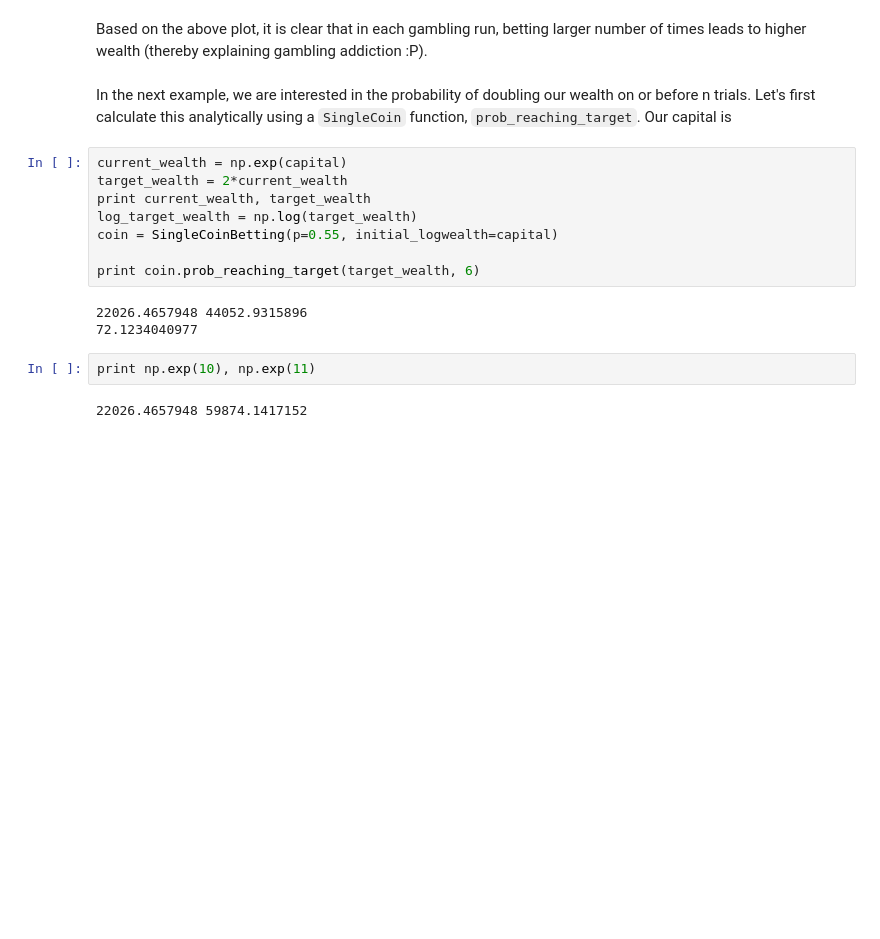
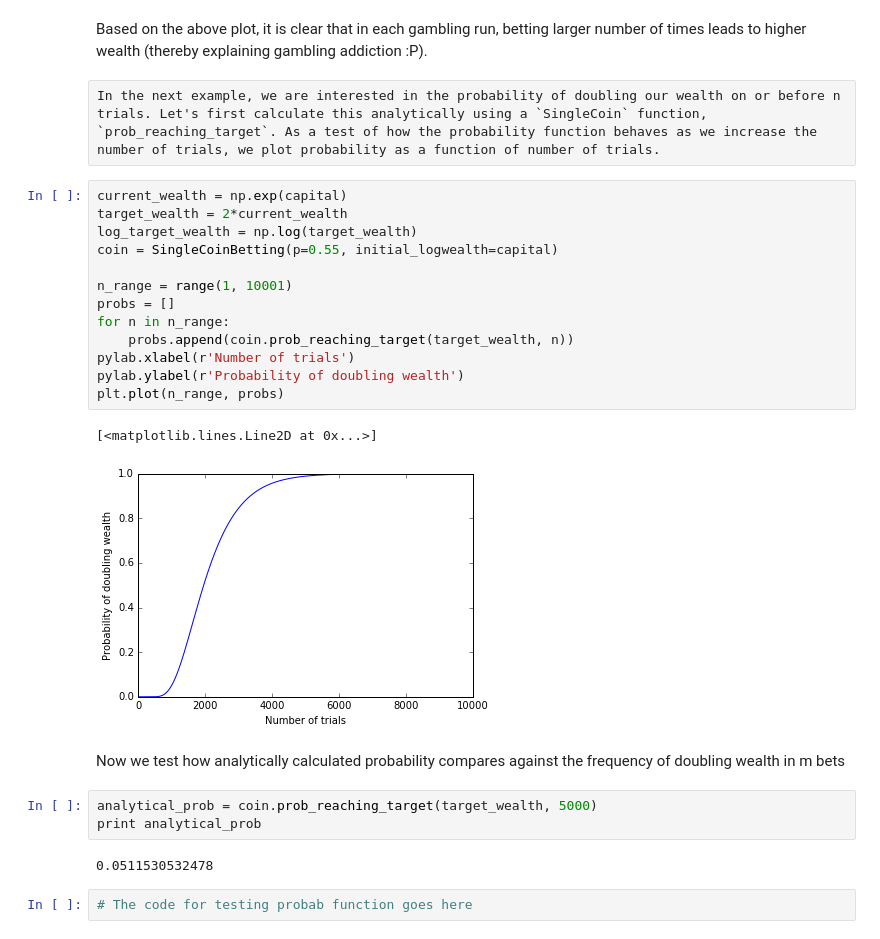
Before and after one commit to optimus-primo/optimal-betting, a Jupyter notebook: SingleCoin/Testing Betting Scenarios.ipynb, the cells around one changed output. Saved outputs shown, nothing was run; the diff lists cells and outputs as text; blank space fills up the shorter version.

Commit message:
some fixes in notebook and working on prob function.

```diff
--- a/SingleCoin/Testing Betting Scenarios.ipynb
+++ b/SingleCoin/Testing Betting Scenarios.ipynb
@@ -50,19 +50,29 @@ plt.legend(fontsize=8)
 # %% [markdown]
 Based on the above plot, it is clear that in each gambling run, betting larger number of times leads to higher wealth (thereby explaining gambling addiction :P).
-# %% [markdown]
-In the next example, we are interested in the probability of doubling our wealth on or before n trials. Let's first calculate this analytically using a `SingleCoin` function, `prob_reaching_target`. Our capital is
+# %% [raw]
+In the next example, we are interested in the probability of doubling our wealth on or before n trials. Let's first calculate this analytically using a `SingleCoin` function, `prob_reaching_target`. As a test of how the probability function behaves as we increase the number of trials, we plot probability as a function of number of trials.
 # %%
 current_wealth = np.exp(capital)
 target_wealth = 2*current_wealth
-print current_wealth, target_wealth
 log_target_wealth = np.log(target_wealth)
 coin = SingleCoinBetting(p=0.55, initial_logwealth=capital)
 
-print coin.prob_reaching_target(target_wealth, 6)
+n_range = range(1, 10001)
+probs = []
+for n in n_range:
+    probs.append(coin.prob_reaching_target(target_wealth, n))
+pylab.xlabel(r'Number of trials')
+pylab.ylabel(r'Probability of doubling wealth')
+plt.plot(n_range, probs)
 # %% [output]
-22026.4657948 44052.9315896
-72.1234040977
+[<matplotlib.lines.Line2D at 0x...>]
+[figure, added]
-# %%
-print np.exp(10), np.exp(11)
-# %% [output]
-22026.4657948 59874.1417152
+# %% [markdown]
+Now we test how analytically calculated probability compares against the frequency of doubling wealth in m bets
+# %%
+analytical_prob = coin.prob_reaching_target(target_wealth, 5000)
+print analytical_prob
+# %% [output]
+0.0511530532478
+# %%
+# The code for testing probab function goes here
```
Also changed, not shown: parts of 2 cells of this notebook, 2 other files.
